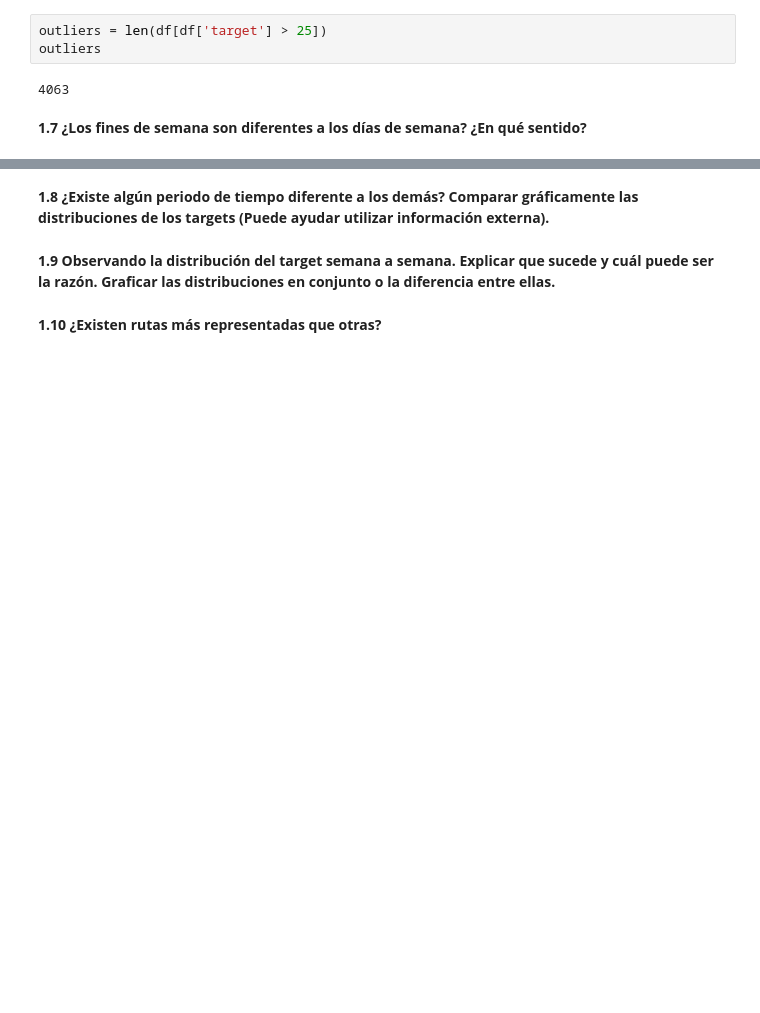
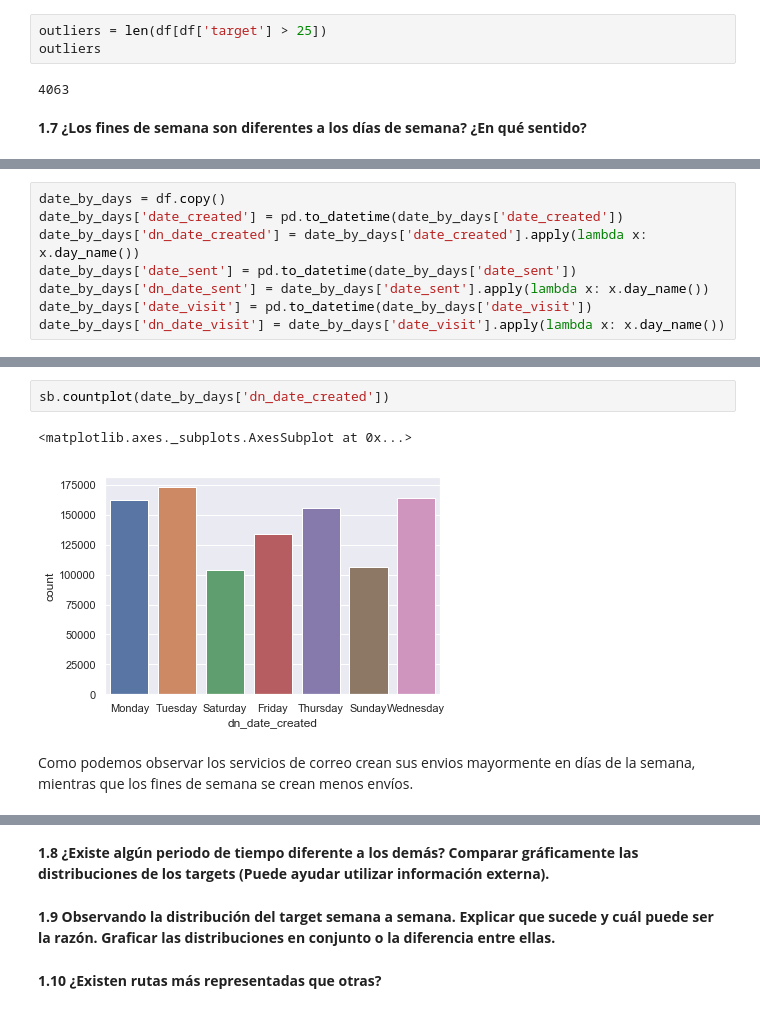
Before and after one commit to manquius/series_temporales, a Jupyter notebook: Practico1.ipynb, the cells around one changed output, grey strips where cells are left out. Drawn from its saved outputs; the diff is of its cells as text; blank space fills up the shorter version.

```diff
--- a/Practico1.ipynb
+++ b/Practico1.ipynb
@@ -347,0 +350,8 @@ outliers
+# %%
+date_by_days = df.copy()
+date_by_days['date_created'] = pd.to_datetime(date_by_days['date_created'])
+date_by_days['dn_date_created'] = date_by_days['date_created'].apply(lambda x: x.day_name())
+date_by_days['date_sent'] = pd.to_datetime(date_by_days['date_sent'])
+date_by_days['dn_date_sent'] = date_by_days['date_sent'].apply(lambda x: x.day_name())
+date_by_days['date_visit'] = pd.to_datetime(date_by_days['date_visit'])
+date_by_days['dn_date_visit'] = date_by_days['date_visit'].apply(lambda x: x.day_name())
@@ -347,0 +369,7 @@ outliers
+# %%
+sb.countplot(date_by_days['dn_date_created'])
+# %% [output]
+<matplotlib.axes._subplots.AxesSubplot at 0x...>
+[figure, added]
+# %% [markdown]
+Como podemos observar los servicios de correo crean sus envios mayormente en días de la semana, mientras que los fines de semana se crean menos envíos.
```
Also changed, not shown: parts of 8 cells of this notebook.
